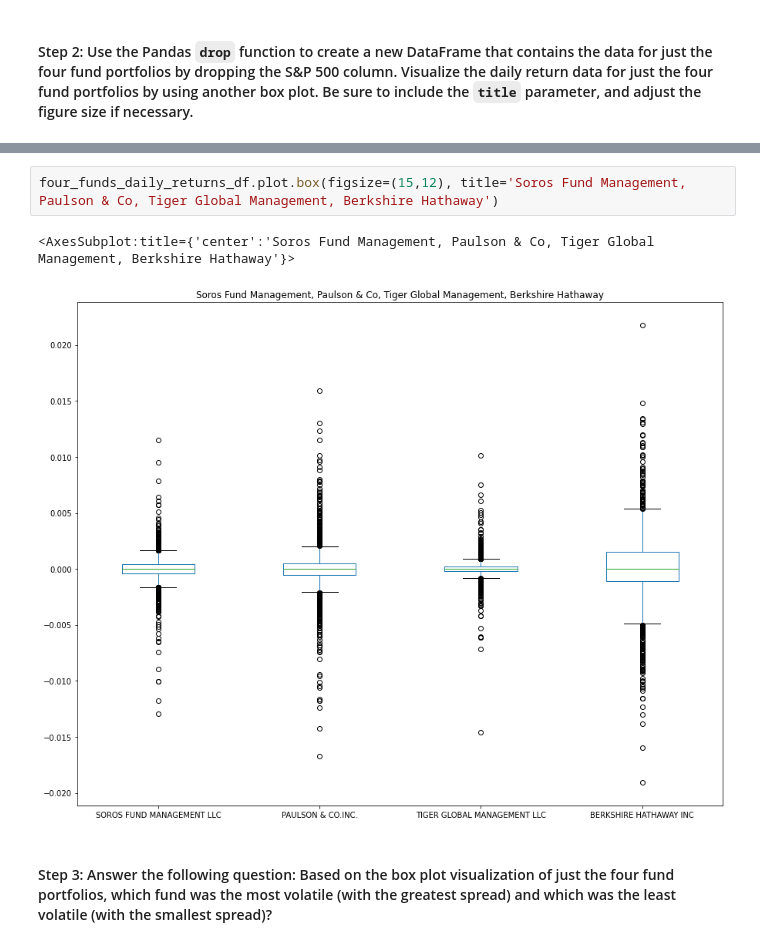
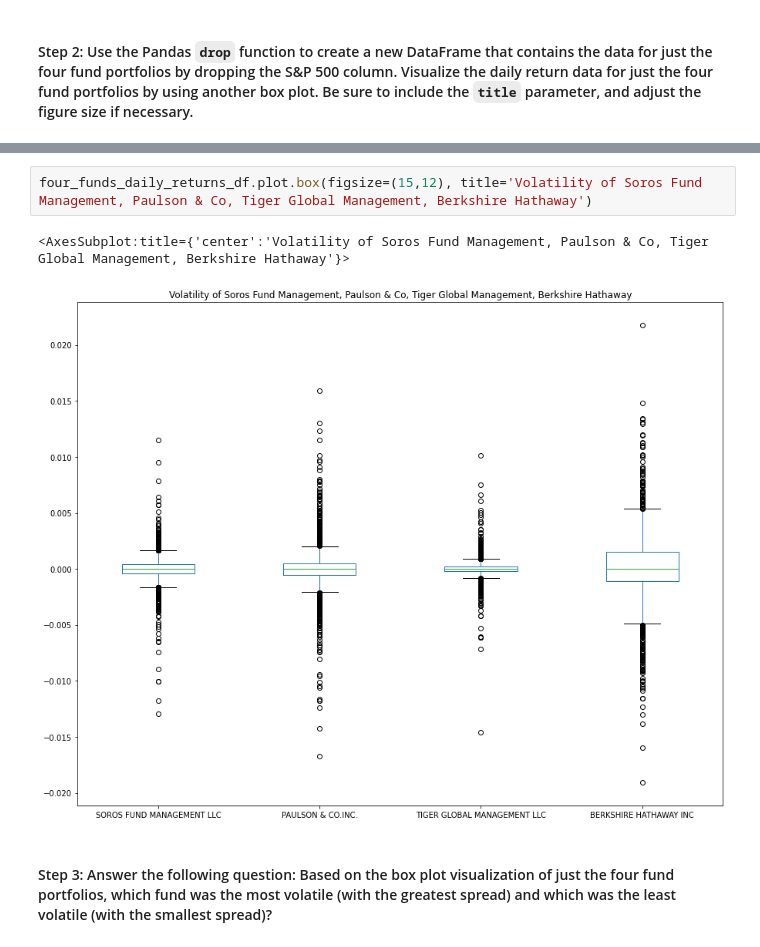
Before and after one commit to EmilyBertani/Challenge_4, a Jupyter notebook: risk_return_analysis.ipynb, the cells around one changed output, grey strips where cells are left out. Cells and saved outputs as stored; diff of their text form.

```diff
--- a/risk_return_analysis.ipynb
+++ b/risk_return_analysis.ipynb
@@ -230,10 +230,10 @@ four_funds_daily_returns_df.head()
 | 2014-10-07 | -0.002621 | -0.000317 | -0.000208 | -0.000587 |
 | 2014-10-08 | 0.000390 | 0.000369 | 0.000242 | 0.000842 |
 # %%
-four_funds_daily_returns_df.plot.box(figsize=(15,12), title='Soros Fund Management, Paulson & Co, Tiger Global Management, Berkshire Hathaway')
+four_funds_daily_returns_df.plot.box(figsize=(15,12), title='Volatility of Soros Fund Management, Paulson & Co, Tiger Global Management, Berkshire Hathaway')
 # %% [output]
-<AxesSubplot:title={'center':'Soros Fund Management, Paulson & Co, Tiger Global Management, Berkshire Hathaway'}>
+<AxesSubplot:title={'center':'Volatility of Soros Fund Management, Paulson & Co, Tiger Global Management, Berkshire Hathaway'}>
-[figure, old version]
+[figure, new version]
 # %% [markdown]
 #### Step 3: Answer the following question: Based on the box plot visualization of just the four fund portfolios, which fund was the most volatile (with the greatest spread) and which was the least volatile (with the smallest spread)?
 # %% [markdown]
```
Also changed, not shown: parts of 5 cells of this notebook.
